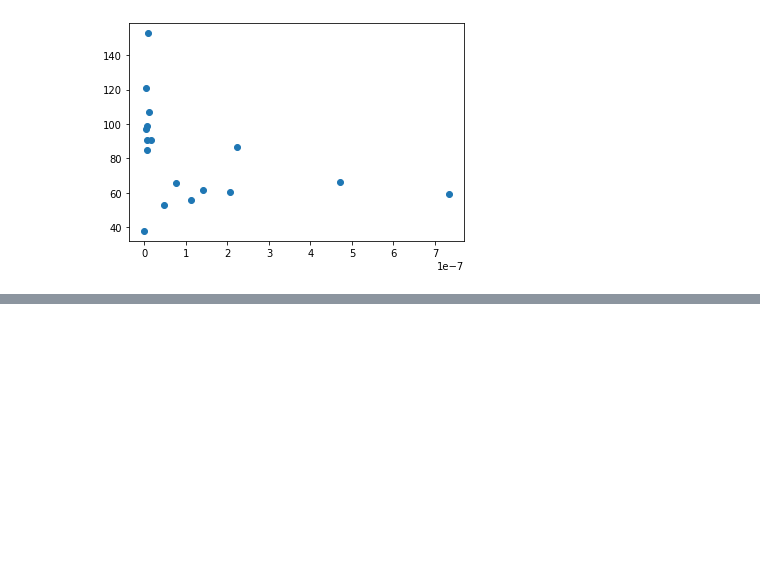
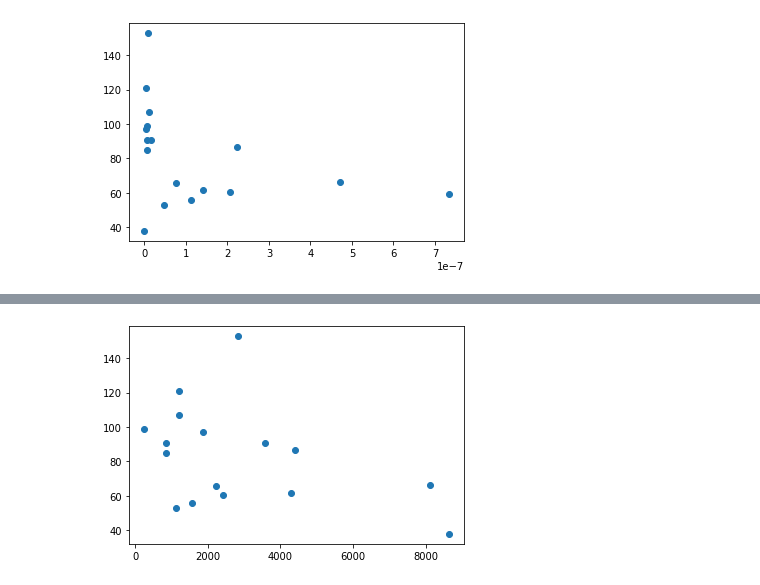
Before and after one commit to shinjaehoeh/MC_PJT, a Jupyter notebook: 2.PJT_team4/PJT03_병원밀도_상관관계.ipynb, the cells around one changed output, grey strips where cells are left out. Saved outputs shown, nothing was run; the diff lists cells and outputs as text; code cells hidden in the pictures; blank space fills up the shorter version.

```diff
--- a/2.PJT_team4/PJT03_병원밀도_상관관계.ipynb
+++ b/2.PJT_team4/PJT03_병원밀도_상관관계.ipynb
@@ -82,0 +282,5 @@ plt.show()
+# %%
+plt.scatter(df2['병원인력'], df2['십만명당 회피가능사망율'])
+plt.show()
+# %% [output]
+[figure, added]
```
Also changed, not shown: parts of 24 cells of this notebook, 4 other files.
